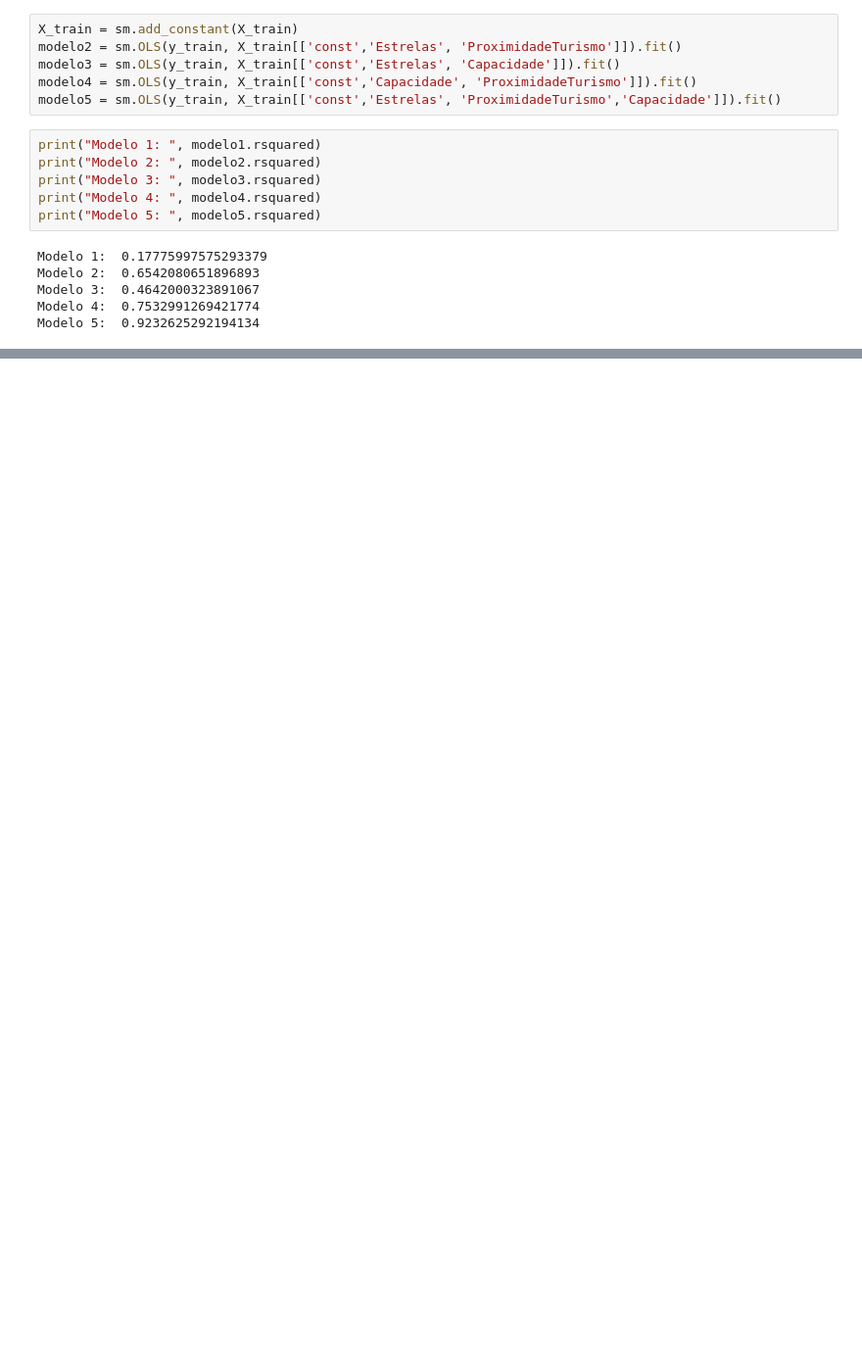
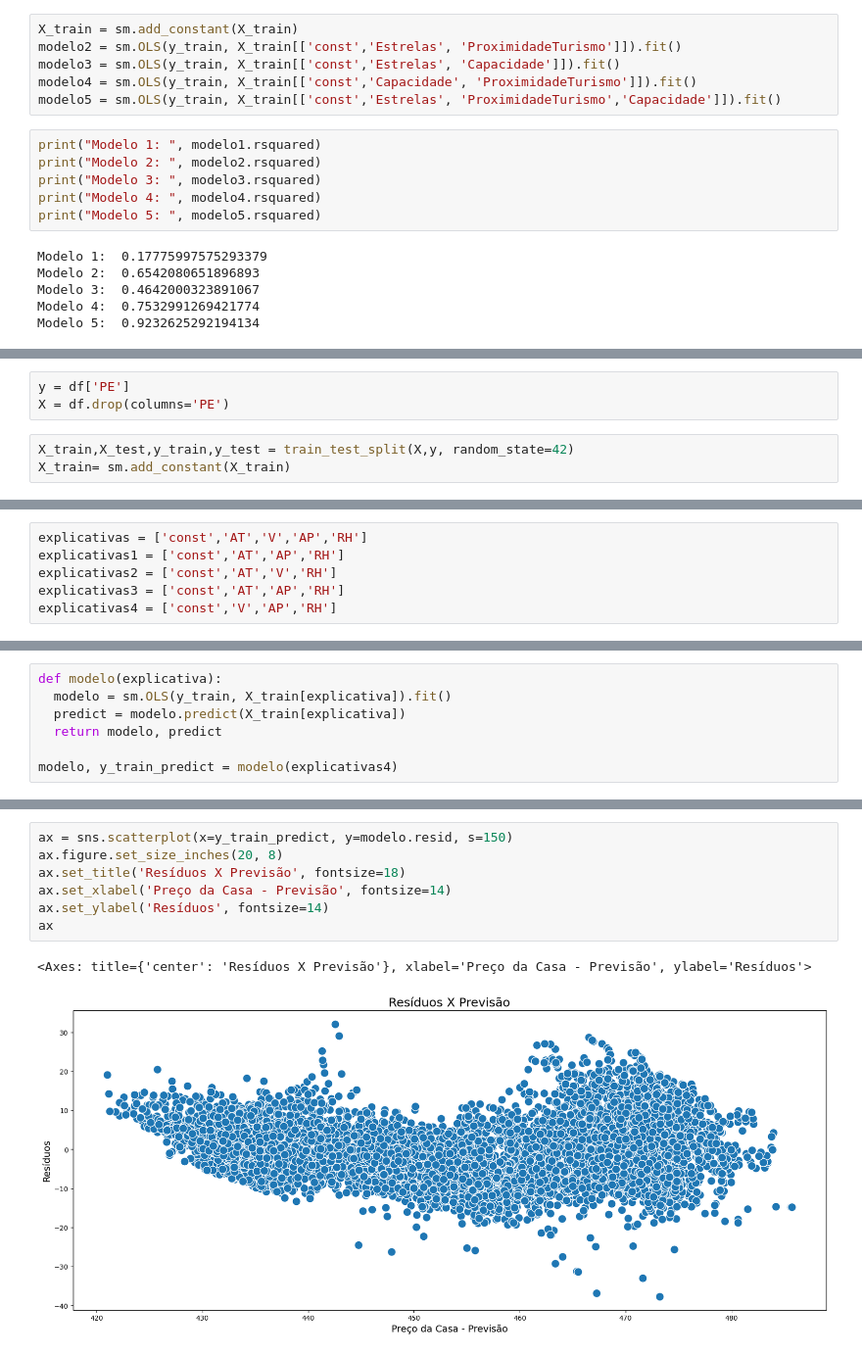
Before and after one commit to NiveskZ/estatistica-ml-alura, a Jupyter notebook: regressao-linear/exercicios_data_science.ipynb, the cells around one changed output, grey strips where cells are left out. Shown at 98% size. Drawn from its saved outputs; the diff is of its cells as text; blank space fills up the shorter version.

```diff
--- a/regressao-linear/exercicios_data_science.ipynb
+++ b/regressao-linear/exercicios_data_science.ipynb
@@ -159,0 +171,6 @@ Notes:
+# %%
+y = df['PE']
+X = df.drop(columns='PE')
+# %%
+X_train,X_test,y_train,y_test = train_test_split(X,y, random_state=42)
+X_train= sm.add_constant(X_train)
@@ -159,0 +179,6 @@ Notes:
+# %%
+explicativas = ['const','AT','V','AP','RH']
+explicativas1 = ['const','AT','AP','RH']
+explicativas2 = ['const','AT','V','RH']
+explicativas3 = ['const','AT','AP','RH']
+explicativas4 = ['const','V','AP','RH']
@@ -159,0 +194,7 @@ Notes:
+# %%
+def modelo(explicativa):
+  modelo = sm.OLS(y_train, X_train[explicativa]).fit()
+  predict = modelo.predict(X_train[explicativa])
+  return modelo, predict
+
+modelo, y_train_predict = modelo(explicativas4)
@@ -159,0 +243,10 @@ Notes:
+# %%
+ax = sns.scatterplot(x=y_train_predict, y=modelo.resid, s=150)
+ax.figure.set_size_inches(20, 8)
+ax.set_title('Resíduos X Previsão', fontsize=18)
+ax.set_xlabel('Preço da Casa - Previsão', fontsize=14)
+ax.set_ylabel('Resíduos', fontsize=14)
+ax
+# %% [output]
+<Axes: title={'center': 'Resíduos X Previsão'}, xlabel='Preço da Casa - Previsão', ylabel='Resíduos'>
+[figure, added]
```
Also changed, not shown: parts of 13 cells of this notebook, 1 other file.
